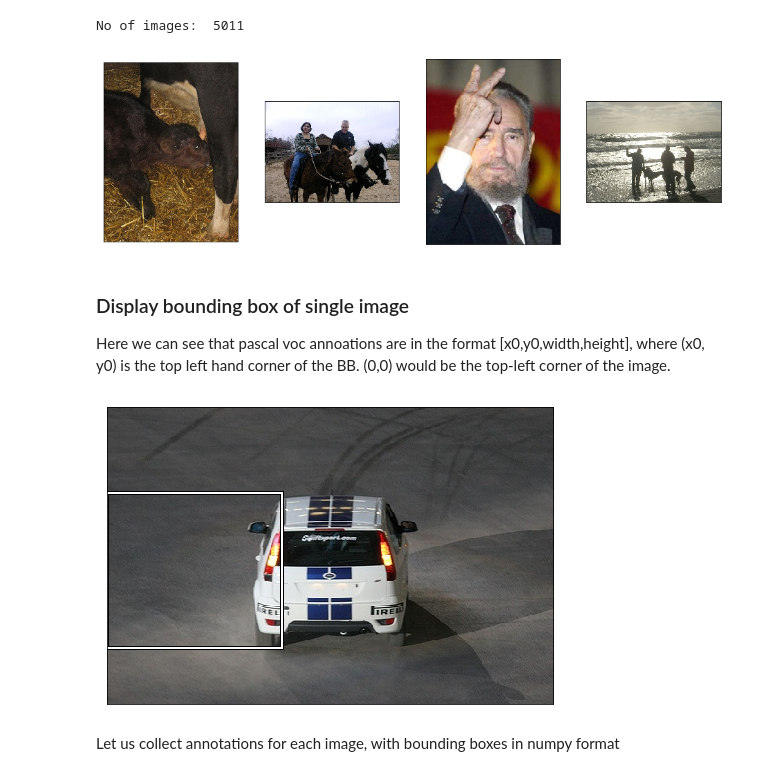
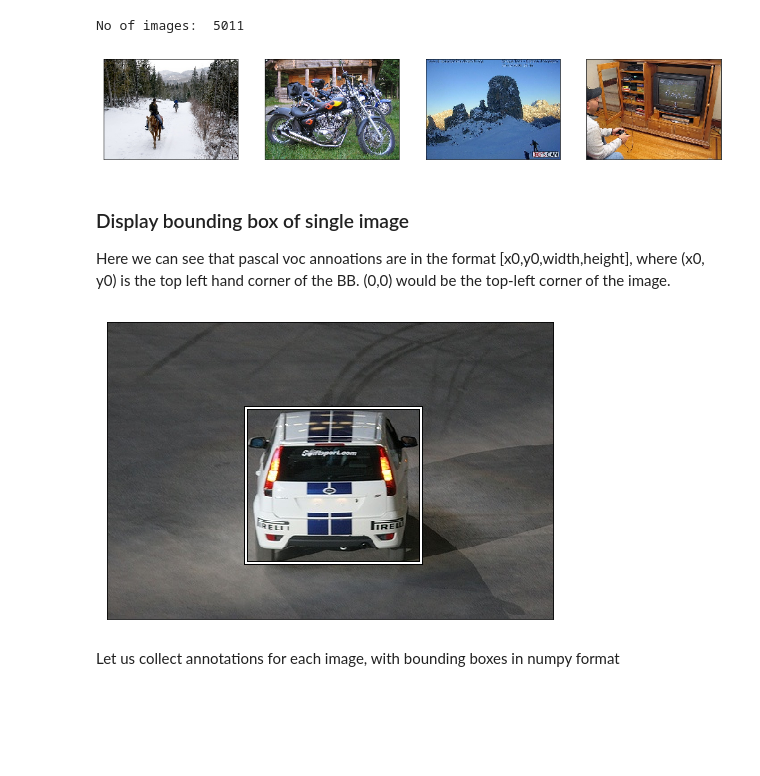
Before and after one commit to achinta/machine-learning, a Jupyter notebook: notebooks/pytorch/002_single_od_with_pascal.ipynb, the cells around one changed output. Saved outputs shown, nothing was run; the diff lists cells and outputs as text; code cells hidden in the pictures; blank space fills up the shorter version.

```diff
--- a/notebooks/pytorch/002_single_od_with_pascal.ipynb
+++ b/notebooks/pytorch/002_single_od_with_pascal.ipynb
@@ -82,7 +93,8 @@ train_id_filename = {o['id']:o['file_name'] for o in train_json['images']}
 # %% [markdown]
 ### Viewing the images
 # %%
-imagedir = pascal_home.joinpath('2007/VOCdevkit/VOC2007/JPEGImages')
+jpeg_rel = '2007/VOCdevkit/VOC2007/JPEGImages'
+imagedir = pascal_home.joinpath(jpeg_rel)
 print('No of images: ',len(list(imagedir.iterdir())))
 # %% [output]
 No of images:  5011
@@ -125,23 +137,23 @@ for idx, ax in enumerate(axs.flat):
     im = open_image(sample_images[idx])
     show_img(im,ax=ax)
 # %% [output]
-[figure, old version]
+[figure, new version]
 # %% [markdown]
 ### Display bounding box of single image
 Here we can see that pascal voc annoations are in the format [x0,y0,width,height], where (x0, y0) is the top left hand corner of the BB. (0,0) would be the top-left corner of the image.
 # %%
 image_name = '000012.jpg'
 image_path = imagedir.joinpath(image_name)
 fig, axs = plt.subplots(1,1,figsize=(8,8))
 im = open_image(image_path.as_posix())
 axs.imshow(im)
 axs.get_xaxis().set_visible(False)
 axs.get_yaxis().set_visible(False)
-# bb_voc = [155, 96, 196, 174]
-bb_voc = [0, 96, 196, 174]
+bb_voc = [155, 96, 196, 174]
+# bb_voc = [0, 96, 196, 174]
 draw_rect(axs,bb_voc)
 # %% [output]
-[figure, old version]
+[figure, new version]
 # %% [markdown]
 Let us collect annotations for each image, with bounding boxes in numpy format
 # %%
```
Also changed, not shown: parts of 38 cells of this notebook.
